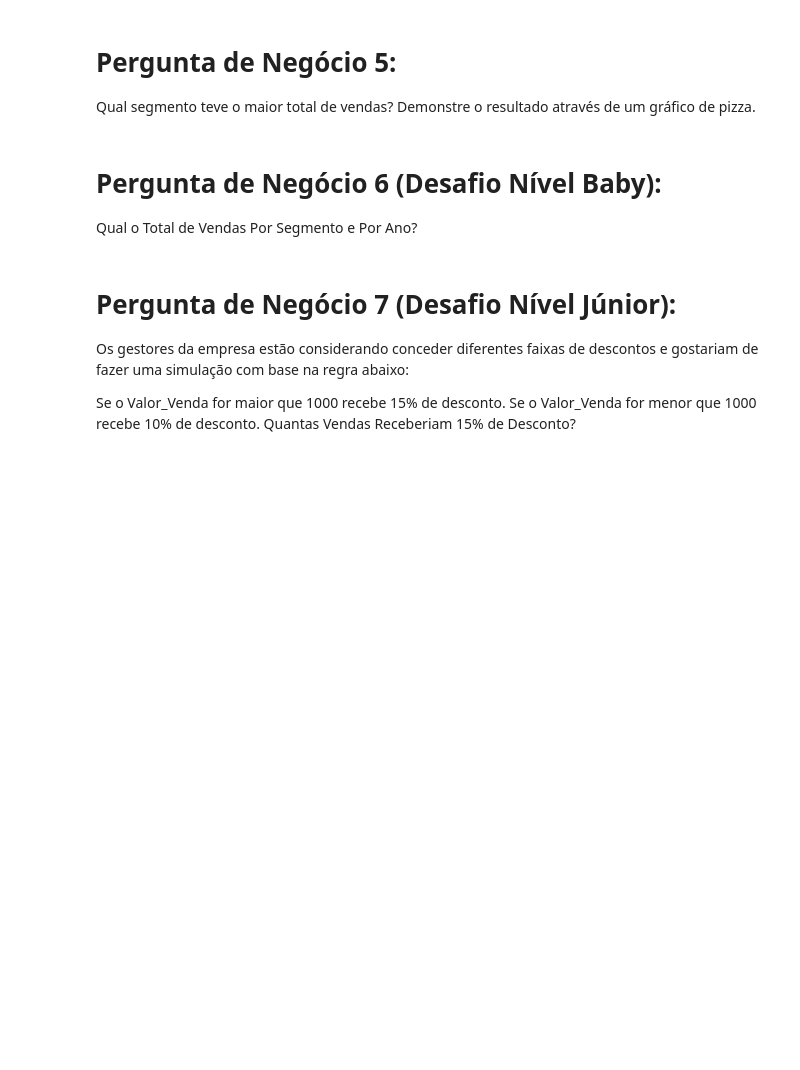
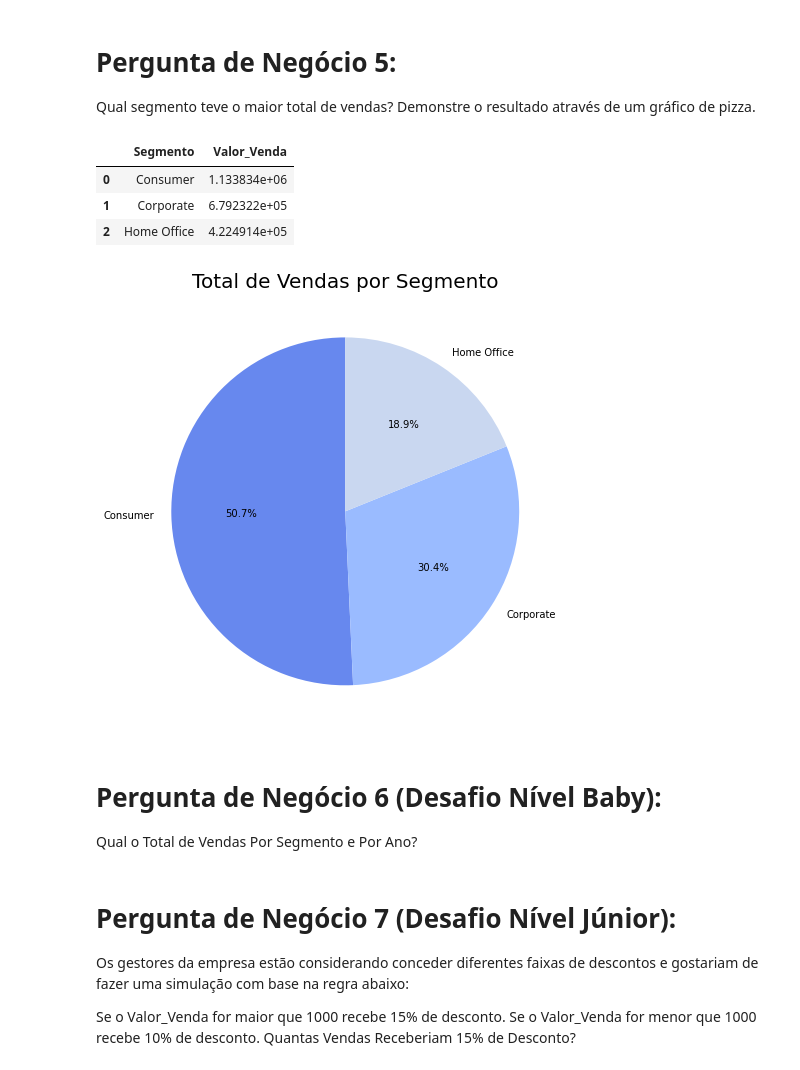
Before and after one commit to alearauj/DSA-Python-Fundamentos-Exercicios, a Jupyter notebook: Projeto 2 - Análise de Dados.ipynb, the cells around one changed output. Saved outputs shown, nothing was run; the diff lists cells and outputs as text; code cells hidden in the pictures; blank space fills up the shorter version.

```diff
--- a/Projeto 2 - Análise de Dados.ipynb
+++ b/Projeto 2 - Análise de Dados.ipynb
@@ -189,6 +238,32 @@ Quais são as 10 cidades com maior total de vendas? Demonstre o resultado atrav
 # %% [markdown]
 # Pergunta de Negócio 5:
 Qual segmento teve o maior total de vendas? Demonstre o resultado através de um gráfico de pizza.
+# %%
+# Somar o total de vendas por segmento
+
+df5 = df.groupby('Segmento')['Valor_Venda'].sum().reset_index()
+
+df5
+# %% [output]
+|  | Segmento | Valor_Venda |
+| 0 | Consumer | 1.133834e+06 |
+| 1 | Corporate | 6.792322e+05 |
+| 2 | Home Office | 4.224914e+05 |
+# %%
+# Plotar o resultado
+
+plt.figure(figsize = (8, 8))
+plt.pie(df5['Valor_Venda'],
+        labels = df5['Segmento'],
+        autopct = '%1.1f%%',
+        startangle = 90)
+
+
+plt.title('Total de Vendas por Segmento', fontsize=20)
+
+plt.show()
+# %% [output]
+[figure, added]
 # %% [markdown]
 # Pergunta de Negócio 6 (Desafio Nível Baby):
 Qual o Total de Vendas Por Segmento e Por Ano?
```
Also changed, not shown: parts of 4 cells of this notebook.
